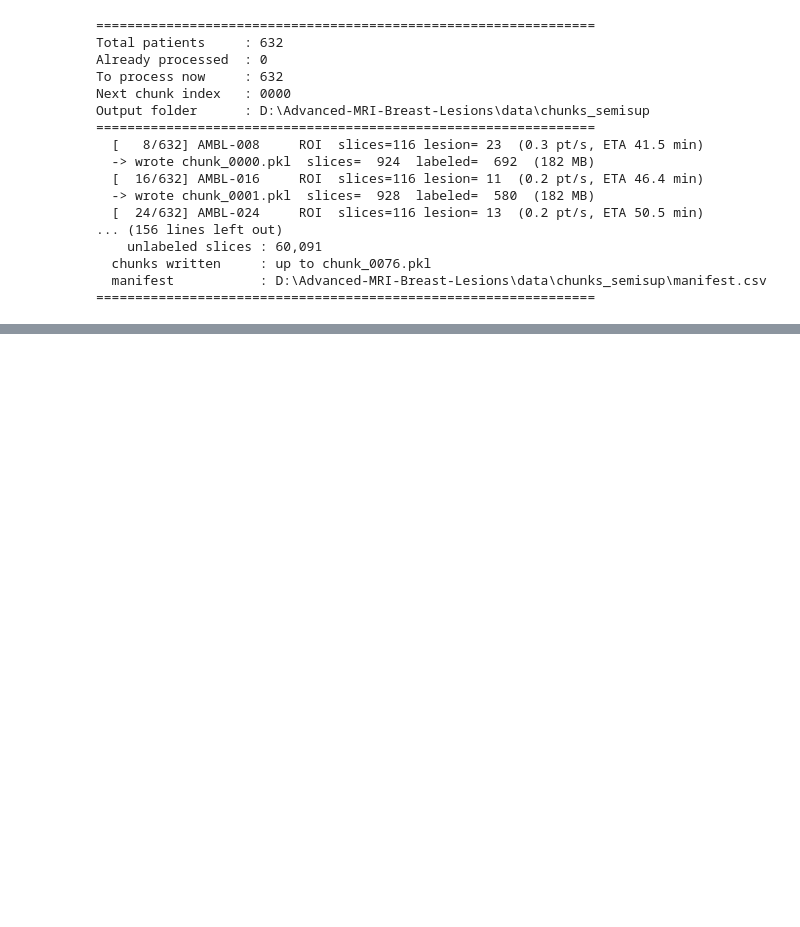
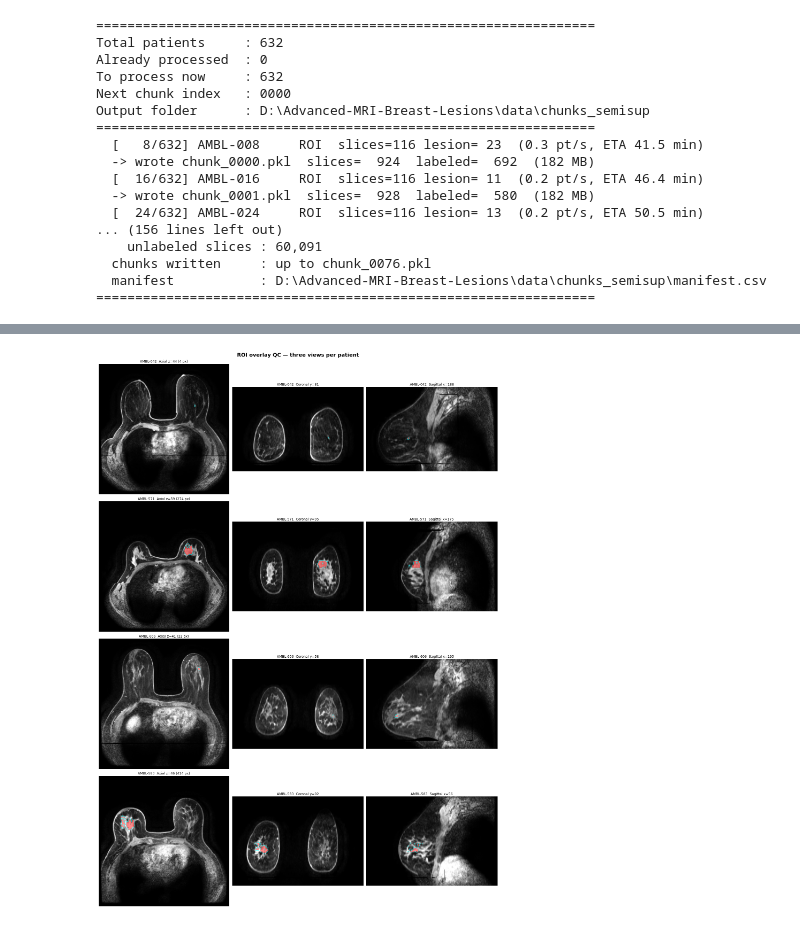
Before and after one commit to MelisaAta/AI_Project, a Jupyter notebook: Semi_Supervised_AI_System.ipynb, the cells around one changed output, grey strips where cells are left out. Saved outputs shown, nothing was run; the diff lists cells and outputs as text; code cells hidden in the pictures; blank space fills up the shorter version.

```diff
--- a/Semi_Supervised_AI_System.ipynb
+++ b/Semi_Supervised_AI_System.ipynb
@@ -425,0 +642,95 @@ Output folder      : D:\Advanced-MRI-Breast-Lesions\data\chunks_semisup
+# %%
+import os, glob, pickle, numpy as np, pandas as pd, pydicom, matplotlib.pyplot as plt
+
+chunk_of     = dict(zip(ok.patient_id, ok.chunk))
+N_PATIENTS   = 4
+GRID         = 256   # stored slice size (H == W == 256)
+DICOM_FOLDER = r"D:\Advanced-MRI-Breast-Lesions\DICOM Images\manifest-1713182663002\Advanced-MRI-Breast-Lesions"
+
+def is_registered_ax_vibrant(name):
+    n = name.upper()
+    return ("REGISTERED" in n and "AX" in n and "VIBRAN" in n
+            and "MULTIPHASE" not in n and "T2" not in n and "MASK" not in n)
+def is_raw_ax_vibrant(name):
+    n = name.upper()
+    return ("AX" in n and "VIBRAN" in n and "REGISTERED" not in n
+            and "MULTIPHASE" not in n and "TRAM" not in n and "MASK" not in n)
+def _sn(name):
+    try: return float(name.split(".")[0])
+    except ValueError: return float("inf")
+
+def get_grid_aspect(pid):
+    """
+    Aspect ratio of reformatted planes ON THE 256x256 GRID.
+    After resizing an (orig x orig) slice to 256, in-plane spacing becomes
+    in_plane * (orig/256). The z spacing is unchanged. The ratio we need for
+    coronal/sagittal is (z spacing) / (resized in-plane spacing).
+    """
+    p_path = os.path.join(DICOM_FOLDER, pid)
+    psub   = os.path.join(p_path, next(d for d in os.listdir(p_path)
+                                       if os.path.isdir(os.path.join(p_path, d))))
+    dirs = [d for d in os.listdir(psub) if os.path.isdir(os.path.join(psub, d))]
+    reg  = sorted([d for d in dirs if is_registered_ax_vibrant(d)], key=_sn)
+    raw  = sorted([d for d in dirs if is_raw_ax_vibrant(d)], key=_sn)
+    folder = os.path.join(psub, (reg or raw)[0])
+    files = sorted(f for f in os.listdir(folder) if f.lower().endswith(".dcm"))
+
+    zs, in_plane, orig = [], 1.0, GRID
+    for f in files:
+        ds = pydicom.dcmread(os.path.join(folder, f), stop_before_pixels=True)
+        if hasattr(ds, "ImagePositionPatient"):
+            zs.append(float(ds.ImagePositionPatient[2]))
+        if hasattr(ds, "PixelSpacing"):
+            in_plane = float(ds.PixelSpacing[0])
+        if hasattr(ds, "Rows"):
+            orig = int(ds.Rows)
+    z_sp = float(np.median(np.abs(np.diff(sorted(zs))))) if len(zs) > 1 else 1.0
+    resized_in_plane = in_plane * (orig / GRID)        # spacing on the 256 grid
+    return z_sp / (resized_in_plane + 1e-6)            # rows(Z) : cols(in-plane)
+
+def load_patient(pid):
+    c = pickle.load(open(os.path.join(CHUNK_DIR, chunk_of[pid]), "rb"))
+    s = c["patient_ids"] == pid
+    return c["images"][s, ..., 0].astype(np.float32), c["masks"][s, ..., 0]
+
+def overlay(ax, img, msk, aspect, title):
+    ax.imshow(img, cmap="gray", aspect=aspect)
+    if msk is not None and msk.sum() > 0:
+        ax.imshow(np.ma.masked_where(msk == 0, msk), cmap="autumn", alpha=0.45, aspect=aspect)
+        ax.contour(msk, levels=[0.5], colors="cyan", linewidths=0.7)
+    ax.set_title(title, fontsize=9, pad=4)
+    ax.axis("off")
+
+roi_pids = ok[ok.has_roi].patient_id.tolist()
+sample   = np.random.default_rng(0).choice(roi_pids, size=min(N_PATIENTS, len(roi_pids)),
+                                           replace=False)
+
+# constrained_layout reserves room for titles so they never overlap the row above
+fig, axes = plt.subplots(len(sample), 3, figsize=(15, 5.2 * len(sample)),
+                         constrained_layout=True)
+if len(sample) == 1:
+    axes = axes[None, :]
+
+for row, pid in enumerate(sample):
+    img, msk = load_patient(pid)
+    Z, H, W = img.shape
+    a = get_grid_aspect(pid)                            # z : in-plane on the 256 grid
+
+    areas = msk.reshape(Z, -1).sum(1)
+    zc = int(np.argmax(areas))
+    ys, xs = np.where(msk[zc] > 0)
+    yc, xc = (int(ys.mean()), int(xs.mean())) if len(ys) else (H // 2, W // 2)
+
+    overlay(axes[row, 0], img[zc, :, :], msk[zc, :, :],
+            1.0,                                         # axial = square in-plane
+            f"{pid}  Axial z={zc} ({int(areas[zc])} px)")
+    overlay(axes[row, 1], np.flipud(img[:, yc, :]), np.flipud(msk[:, yc, :]),
+            a, f"{pid}  Coronal y={yc}")
+    overlay(axes[row, 2], np.flipud(img[:, :, xc]), np.flipud(msk[:, :, xc]),
+            a, f"{pid}  Sagittal x={xc}")
+
+fig.suptitle("ROI overlay QC — three views per patient",
+             fontsize=14, fontweight="bold")
+plt.show()
+# %% [output]
+[figure, added]
```
Also changed, not shown: parts of 21 cells of this notebook, 5 other files.
